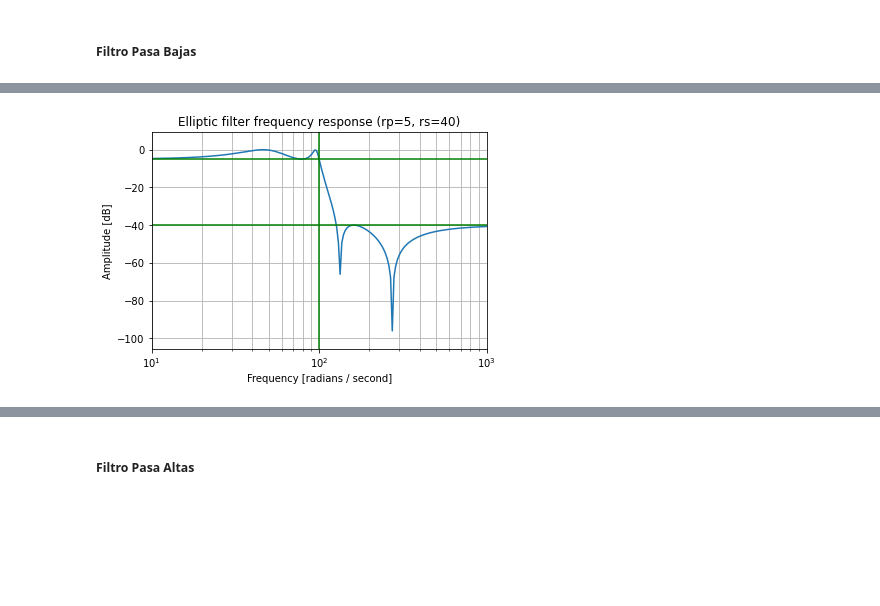
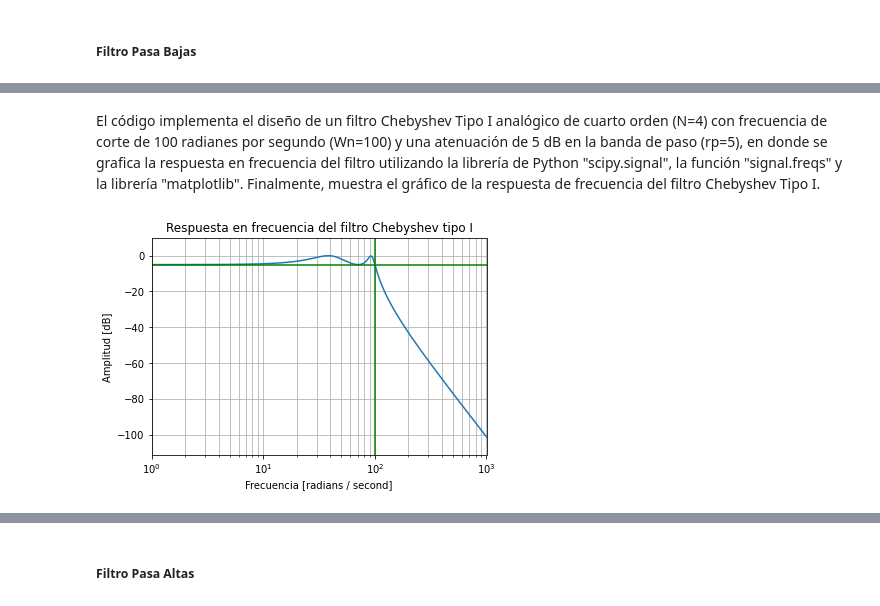
Before and after one commit to cgrf96/Procesamiento_biose-ales, a Jupyter notebook: 3_prepocesamiento/2_filtros_digitales.ipynb, the cells around one changed output, grey strips where cells are left out. Cells and saved outputs as stored; diff of their text form; code cells hidden in the pictures; blank space fills up the shorter version.

```diff
--- a/3_prepocesamiento/2_filtros_digitales.ipynb
+++ b/3_prepocesamiento/2_filtros_digitales.ipynb
@@ -277,19 +288,45 @@ plt.show()
-# %%
-## Filtro Elliptico de 100 Hz de orden 4
-
-b, a = signal.iirfilter(N=4, Wn=100, rp=5,rs=40,
-                        btype='low', analog=True, ftype='ellip')
-w, h = signal.freqs(b, a)
-fig = plt.figure()
-plt.semilogx(w, 20 * np.log10(abs(h)))
-plt.title('Elliptic filter frequency response (rp=5, rs=40)')
-plt.xlabel('Frequency [radians / second]')
-plt.ylabel('Amplitude [dB]')
-plt.margins(0, 0.1)
-plt.grid(which='both', axis='both')
-plt.axvline(100, color='green') # cutoff frequency
-plt.axhline(-40, color='green') # rs
-plt.axhline(-5, color='green') # rp
-plt.show()
-# %% [output]
-[figure, removed]
+# %% [markdown]
+El código implementa el diseño de un filtro Chebyshev Tipo I analógico de cuarto orden (N=4) con frecuencia de corte de 100 radianes por segundo (Wn=100) y una atenuación de 5 dB en la banda de paso (rp=5), en donde se grafica la respuesta en frecuencia del filtro utilizando la librería de Python "scipy.signal", la función "signal.freqs" y la librería "matplotlib". Finalmente, muestra el gráfico de la respuesta de frecuencia del filtro Chebyshev Tipo I.
+# %%
+## Filtro Chebyshev Tipo I
+
+b, a = signal.iirfilter(N=4, Wn=100,rp = 5,btype='low', analog=True, ftype='cheby1')
+"""
+Donde:
+N: El orden del filtro.
+Wn:
+Para los filtros analógicos, Wn es una frecuencia angular (por ejemplo, rad/s).
+Para filtros digitales, Wn están en las mismas unidades que fs. Por defecto, fs es de 2 semiciclos/muestra,
+por lo que se normalizan de 0 a 1, donde 1 es la frecuencia de Nyquist. (Wn está, por tanto, en semiciclos/muestra).
+rp: Para filtros Chebyshev y elípticos, proporciona la ondulación máxima en la banda pasante. (dB)
+bytpe: El tipo de filtro, paso-banda, paso-bajo, paso-alto, banda-parada.
+analog: Si es True, devuelve un filtro analógico; si no, devuelve un filtro digital.
+ftype: El tipo de filtro IIR a diseñar,Butterworth(butter),Chebyshev I (cheby1),Chebyshev II (cheby2),
+Elíptico(ellip).
+
+b,a: Polinomios del numerador (b) y denominador (a) del filtro IIR.
+"""
+# Calculo de la respuesta en frecuencia.
+w, h = signal.freqs(b, a)
+"""
+Donde:
+b: Numerador de un filtro lineal.
+a: Denominador de un filtro lineal.
+w: Las frecuencias angulares a las que se ha calculado h.
+h: La respuesta en frecuencia.
+"""
+fig = plt.figure()
+# Grafica de la respuesta de frecuencia en decibeles utilizando "plt.semilogx".
+# La amplitud se convierte a decibeles con la función "20 * np.log10(abs(h))"
+plt.semilogx(w, 20 * np.log10(abs(h)))
+# Etiquetas y detalles al gráfico:
+plt.title('Respuesta en frecuencia del filtro Chebyshev tipo I')
+plt.xlabel('Frecuencia [radians / second]')
+plt.ylabel('Amplitud [dB]')
+plt.margins(0, 0.1) #Ajustar los márgenes del gráfico en el eje y
+plt.grid(which='both', axis='both') #Agrega líneas de cuadrícula en ambas direcciones
+plt.axvline(100, color='green') # Línea vertical para marcar la frecuencia de corte
+plt.axhline(-5, color='green') # Línea horizontal para marcar la atenuación en la banda de paso
+plt.show()
+# %% [output]
+[figure, added]
```
Also changed, not shown: parts of 52 cells of this notebook.
